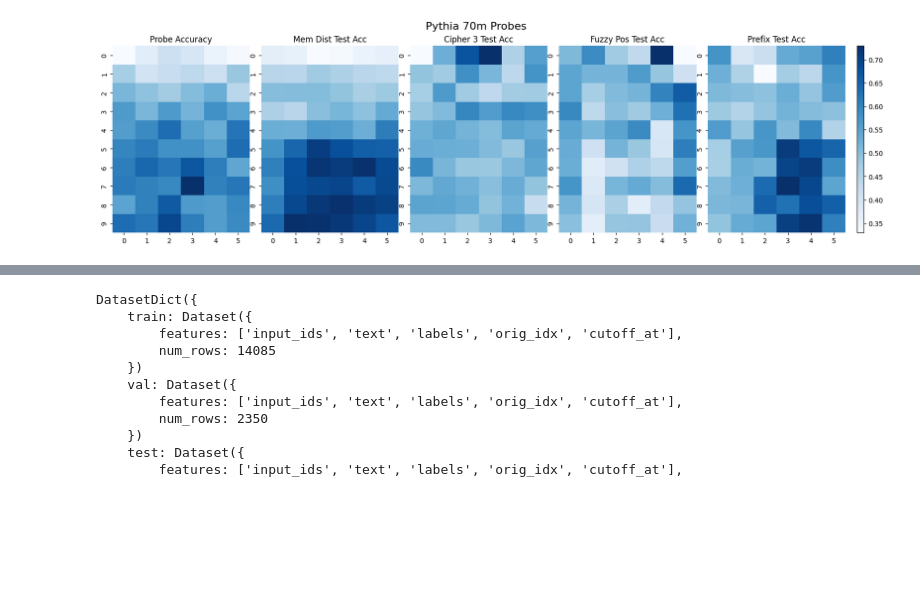
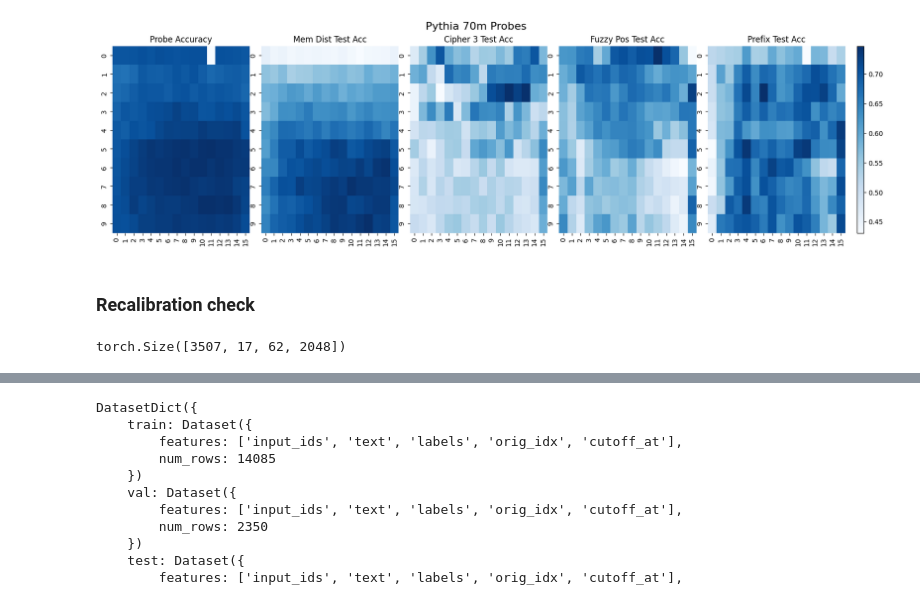
Before and after one commit to Wanff/training-data-probes, a Jupyter notebook: final/ciphers/ciphers.ipynb, the cells around one changed output, grey strips where cells are left out. Drawn from its saved outputs; the diff is of its cells as text; code cells hidden in the pictures; blank space fills up the shorter version.

Commit message:
init positive results on ciphers

```diff
--- a/final/ciphers/ciphers.ipynb
+++ b/final/ciphers/ciphers.ipynb
@@ -166,12 +168,12 @@ def get_hidden_states(model, tokenizer, dataset, batch_size = 32, device='cpu',
     activations = torch.cat(activations, dim=0)
     return activations
 
-model = AutoModelForCausalLM.from_pretrained("/home/ubuntu/gld/train-data-probes/data/70m/ciphers/rotated_3_model_final")
+model = AutoModelForCausalLM.from_pretrained("/home/ubuntu/gld/train-data-probes/data/1b/ciphers/rotated_5_model_final")
 
 cipher_3_test = dataset_wide_deduplicate(cipher_3['test'], 'text')
 cipher_3_test = cipher_3_test.remove_columns('text')
 cipher_3_test.set_format(type='torch', columns=['input_ids'])
 
-cipher_3_logits = get_hidden_states(model, tokenizer, cipher_3_test, device=3)
+cipher_3_logits = get_hidden_states(model, tokenizer, cipher_3_test, device=3, batch_size=4)
 len(cipher_3_logits), cipher_3_logits[0].shape, len(cipher_3_test['labels'])
 # %% [output]
@@ -179,10 +181,9 @@ len(cipher_3_logits), cipher_3_logits[0].shape, len(cipher_3_test['labels'])
 # %%
 fuzzy_pos = generalization_datasets['fuzzy_pos']
-fuzzy_pos = dataset_wide_deduplicate(fuzzy_pos, 'text')
 
 fuzzy_pos = fuzzy_pos.remove_columns('text')
 fuzzy_pos.set_format(type='torch', columns=['input_ids'])
 
-fuzzy_pos_hiddens = get_hidden_states(model, tokenizer, fuzzy_pos, device=3)
+fuzzy_pos_hiddens = get_hidden_states(model, tokenizer, fuzzy_pos, device=3, batch_size=4)
 fuzzy_pos_hiddens.shape
 # %% [output]
@@ -207,18 +208,19 @@ torch.Size([1271, 7, 1, 512])
 # %%
-from probes import LRProbe
+from probes import LRProbe, MMProbe
 from sklearn.model_selection import train_test_split
 from torch.utils.data import Dataset, DataLoader
 from sklearn.linear_model import LogisticRegression
 from sklearn.metrics import roc_auc_score
 
-probe_acc = np.zeros((10, 6))
-mem_dist_test_acc = np.zeros((10, 6))
-cipher_3_test_acc = np.zeros((10, 6))
-fuzzy_pos_test_acc = np.zeros((10, 6))
-prefix_test_acc = np.zeros((10, 6))
+probes = [[] for _ in range(16)]
+probe_acc = np.zeros((10, 16))
+mem_dist_test_acc = np.zeros((10, 16))
+cipher_3_test_acc = np.zeros((10, 16))
+fuzzy_pos_test_acc = np.zeros((10, 16))
+prefix_test_acc = np.zeros((10, 16))
 
 for tok_idx in range(10):
-    for layer in tqdm(range(6)):
+    for layer in tqdm(range(16)):
 
         train = train_acts[:, layer, tok_idx, :]
         test = test_acts[:, layer, tok_idx, :]
@@ -244,11 +246,11 @@ for tok_idx in range(10):
         X_fuzzy_pos = torch.tensor(fuzzy_pos_test, dtype=torch.float32)
         y_fuzzy_pos = torch.tensor(fuzzy_pos['labels'], dtype=torch.float32)
 
-        # prefix
-        prefix_test = prefix_hiddens[:, layer, 0, :]
-        prefix_test = prefix_test.cpu().numpy()
-        X_prefix = torch.tensor(prefix_test, dtype=torch.float32)
-        y_prefix = torch.tensor(prefix['labels'], dtype=torch.float32)
+        # # prefix
+        # prefix_test = prefix_hiddens[:, layer, 0, :]
+        # prefix_test = prefix_test.cpu().numpy()
+        # X_prefix = torch.tensor(prefix_test, dtype=torch.float32)
+        # y_prefix = torch.tensor(prefix['labels'], dtype=torch.float32)
 
         X_train = torch.tensor(train, dtype=torch.float32)
         y_train = torch.tensor(temp_train['labels'], dtype=torch.float32)
@@ -261,9 +263,10 @@ for tok_idx in range(10):
         probe = LRProbe.from_data(X_train, y_train, device = "cpu")
         probe_acc[tok_idx, layer] = LRProbe.get_probe_accuracy(probe, X_test, y_test, device = "cpu")
 
+        probes[tok_idx].append(probe)
         mem_dist_test_acc[tok_idx, layer] = LRProbe.get_probe_accuracy(probe, X_mem_dist, y_mem_dist, device = "cpu")
         cipher_3_test_acc[tok_idx, layer] = LRProbe.get_probe_accuracy(probe, X_cipher_3, y_cipher_3, device = "cpu")
         fuzzy_pos_test_acc[tok_idx, layer] = LRProbe.get_probe_accuracy(probe, X_fuzzy_pos, y_fuzzy_pos, device = "cpu")
-        prefix_test_acc[tok_idx, layer] = LRProbe.get_probe_accuracy(probe, X_prefix, y_prefix, device = "cpu")
+        # prefix_test_acc[tok_idx, layer] = LRProbe.get_probe_accuracy(probe, X_prefix, y_prefix, device = "cpu")
 # %%
 # probe acc plot
@@ -347,36 +350,51 @@ import seaborn as sns
 from matplotlib.gridspec import GridSpec
 
 fig = plt.figure(figsize=(20, 5))
 
 # Create a GridSpec with 1 row and 6 columns
 gs = GridSpec(1, 6, width_ratios=[1, 1, 1, 1, 1, 0.05])
 
 # Create a list of axes with the shared color bar
 axes = [fig.add_subplot(gs[0, i]) for i in range(5)]
 cbar_ax = fig.add_subplot(gs[0, 5])
 
 # Plot the heatmaps
 ax_objs = []
-ax_objs.append(sns.heatmap(probe_acc, ax=axes[0], cmap='Blues', xticklabels=list(range(6)), yticklabels=list(range(10)), cbar=False))
+ax_objs.append(sns.heatmap(probe_acc, ax=axes[0], cmap='Blues', xticklabels=list(range(16)), yticklabels=list(range(10)), cbar=False))
 axes[0].set_title('Probe Accuracy')
 
-ax_objs.append(sns.heatmap(mem_dist_test_acc, ax=axes[1], cmap='Blues', xticklabels=list(range(6)), yticklabels=list(range(10)), cbar=False))
+ax_objs.append(sns.heatmap(mem_dist_test_acc, ax=axes[1], cmap='Blues', xticklabels=list(range(16)), yticklabels=list(range(10)), cbar=False))
 axes[1].set_title('Mem Dist Test Acc')
 
-ax_objs.append(sns.heatmap(cipher_3_test_acc, ax=axes[2], cmap='Blues', xticklabels=list(range(6)), yticklabels=list(range(10)), cbar=False))
+ax_objs.append(sns.heatmap(cipher_3_test_acc, ax=axes[2], cmap='Blues', xticklabels=list(range(16)), yticklabels=list(range(10)), cbar=False))
 axes[2].set_title('Cipher 3 Test Acc')
 
-ax_objs.append(sns.heatmap(fuzzy_pos_test_acc, ax=axes[3], cmap='Blues', xticklabels=list(range(6)), yticklabels=list(range(10)), cbar=False))
+ax_objs.append(sns.heatmap(fuzzy_pos_test_acc, ax=axes[3], cmap='Blues', xticklabels=list(range(16)), yticklabels=list(range(10)), cbar=False))
 axes[3].set_title('Fuzzy Pos Test Acc')
 
-ax_objs.append(sns.heatmap(prefix_test_acc, ax=axes[4], cmap='Blues', xticklabels=list(range(6)), yticklabels=list(range(10)), cbar=False))
+ax_objs.append(sns.heatmap(prefix_test_acc, ax=axes[4], cmap='Blues', xticklabels=list(range(16)), yticklabels=list(range(10)), cbar=False))
 axes[4].set_title('Prefix Test Acc')
 
 # Add a shared color bar
 fig.subplots_adjust(wspace=0.1)
 cbar = fig.colorbar(ax_objs[-1].collections[0], cax=cbar_ax)
 
 plt.suptitle('Pythia 70m Probes', fontsize=16)
 plt.show()
 # %% [output]
-[figure, old version]
+[figure, new version]
+# %% [markdown]
+### Recalibration check
+# %%
+from datasets import Dataset
+
+train_set = dataset['train']
+train_set = dataset_wide_deduplicate(train_set, 'text')
+
+train_set = train_set.remove_columns('text')
+train_set.set_format(type='torch', columns=['input_ids'])
+
+train_hiddens = get_hidden_states(model, tokenizer, train_set, device=3, batch_size=8)
+train_hiddens.shape
+# %% [output]
+torch.Size([3507, 17, 62, 2048])
```
Also changed, not shown: parts of 23 cells of this notebook, 2 other files.
